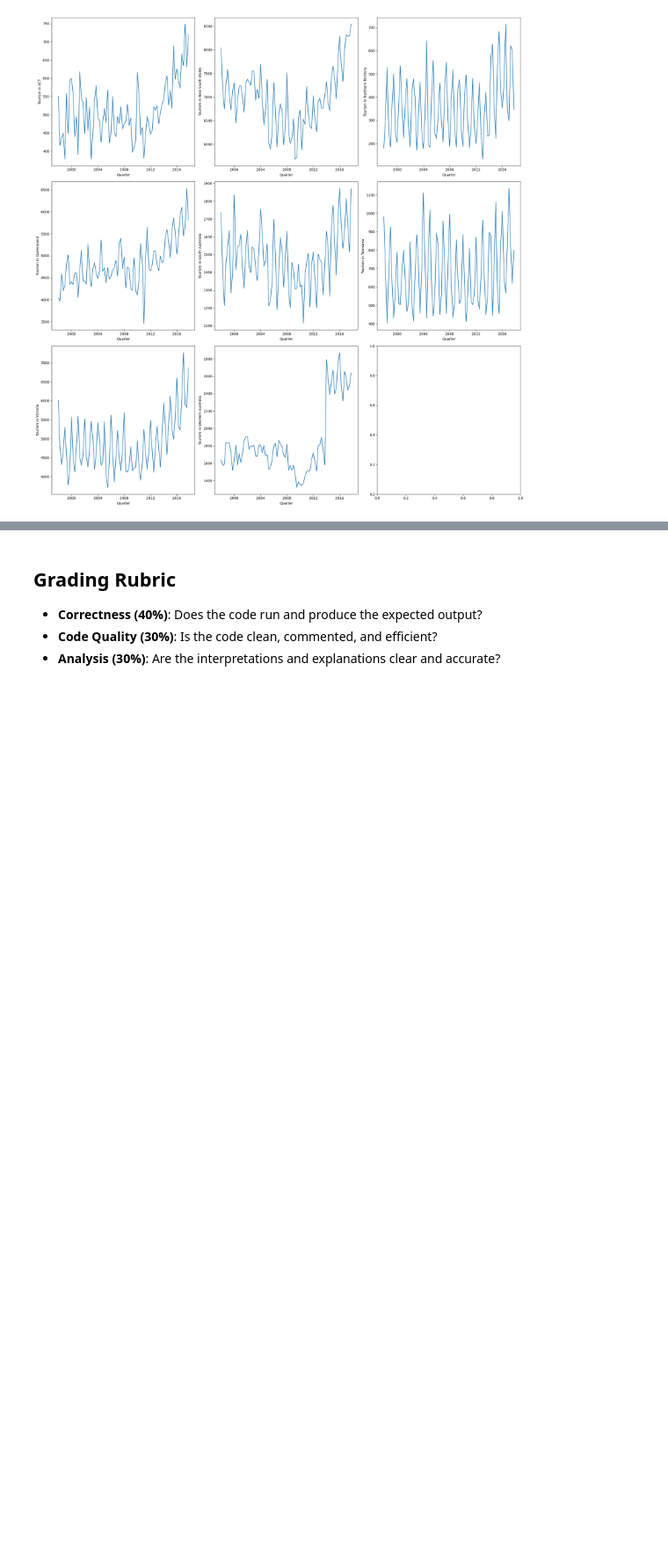
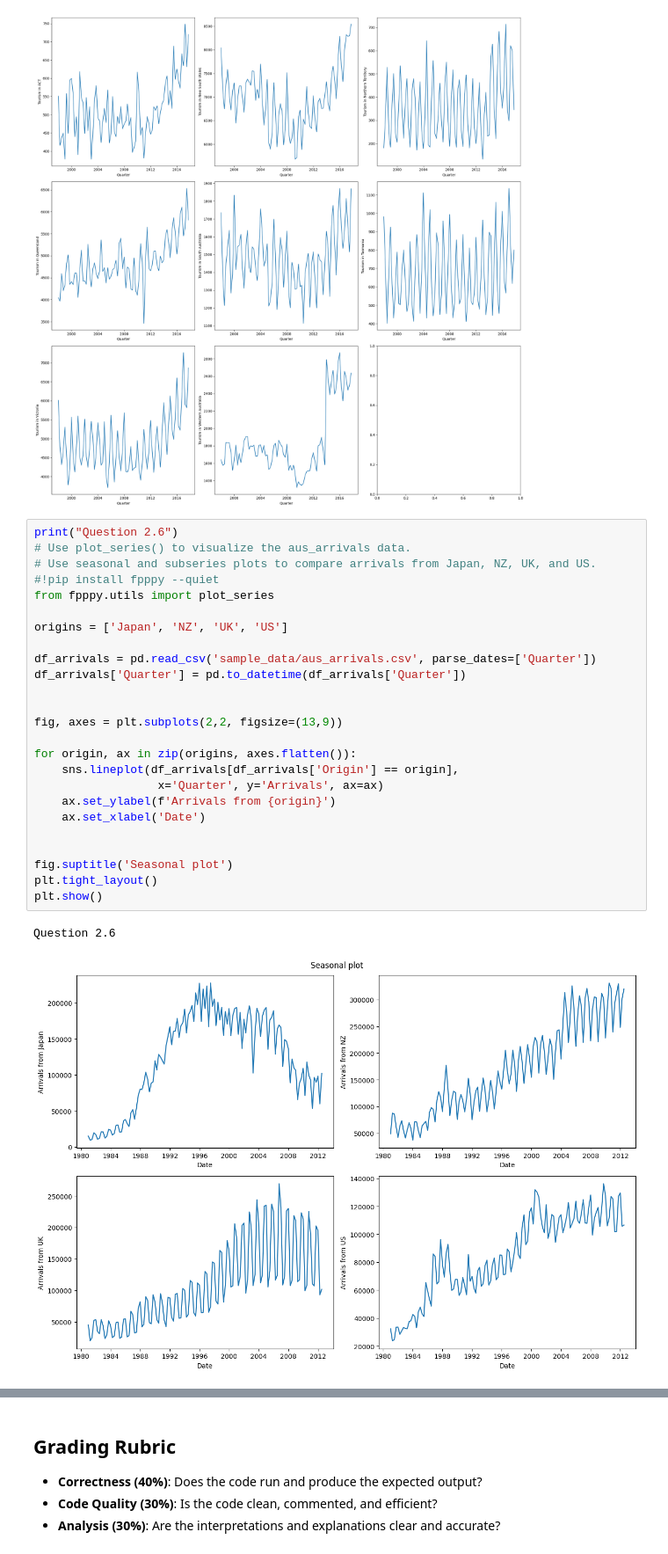
Before and after one commit to VickyGuo0907/DSE6230-forecasting-class-course-materials, a Jupyter notebook: assignments/week01_assignment.ipynb, the cells around one changed output, grey strips where cells are left out. Shown at 88% size. Cells and saved outputs as stored; diff of their text form; blank space fills up the shorter version.

Commit message:
fix question 2.6

```diff
--- a/assignments/week01_assignment.ipynb
+++ b/assignments/week01_assignment.ipynb
@@ -327,3 +327,31 @@ plt.show()
 Question 2.5
 maximum number of overnight trips on average:  {('Sydney', 'Visiting')}
 [figure]
+# %%
+print("Question 2.6")
+# Use plot_series() to visualize the aus_arrivals data.
+# Use seasonal and subseries plots to compare arrivals from Japan, NZ, UK, and US.
+#!pip install fpppy --quiet
+from fpppy.utils import plot_series
+
+origins = ['Japan', 'NZ', 'UK', 'US']
+
+df_arrivals = pd.read_csv('sample_data/aus_arrivals.csv', parse_dates=['Quarter'])
+df_arrivals['Quarter'] = pd.to_datetime(df_arrivals['Quarter'])
+
+
+fig, axes = plt.subplots(2,2, figsize=(13,9))
+
+for origin, ax in zip(origins, axes.flatten()):
+    sns.lineplot(df_arrivals[df_arrivals['Origin'] == origin],
+                  x='Quarter', y='Arrivals', ax=ax)
+    ax.set_ylabel(f'Arrivals from {origin}')
+    ax.set_xlabel('Date')
+
+
+fig.suptitle('Seasonal plot')
+plt.tight_layout()
+plt.show()
+# %% [output]
+Question 2.6
+[figure, added]
```
Also changed, not shown: parts of 1 cell of this notebook.
